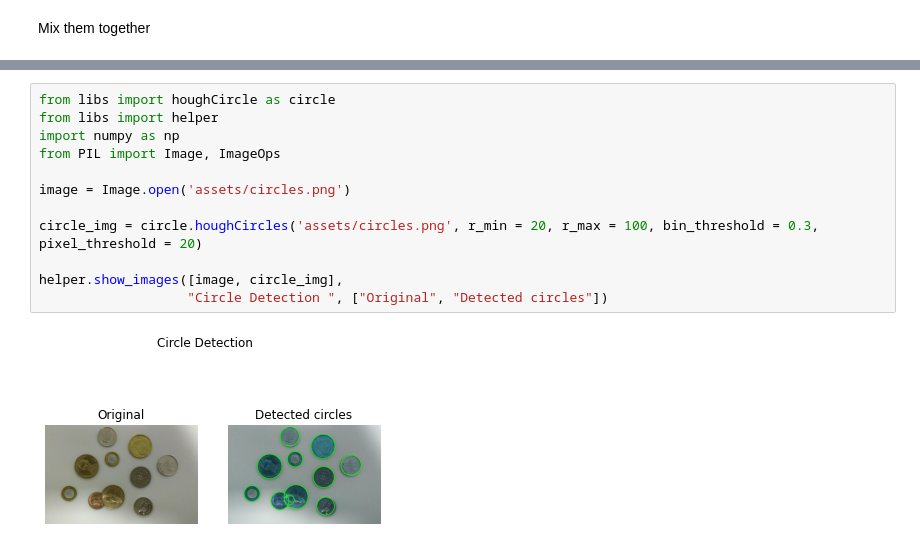
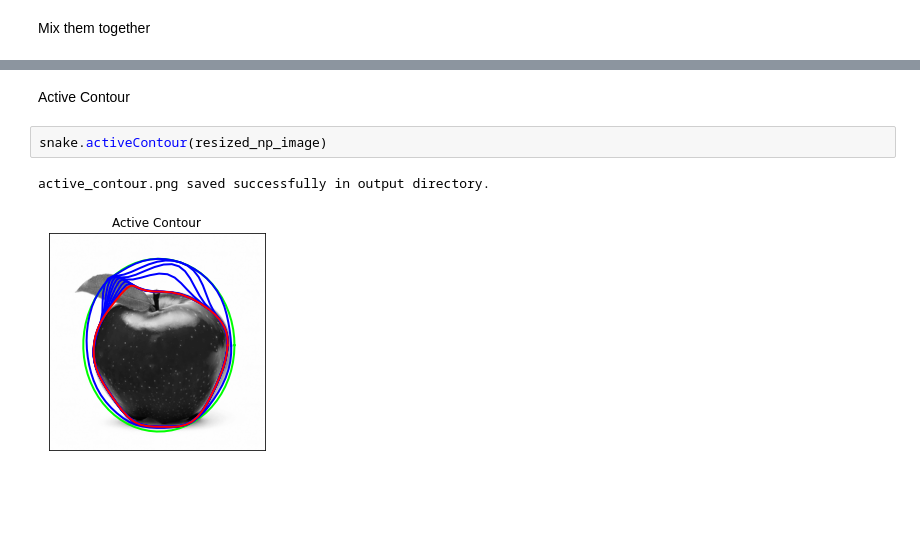
Before and after one commit to HassanFathi100/CV-Tasks, a Jupyter notebook: main.ipynb, the cells around one changed output, grey strips where cells are left out. Drawn from its saved outputs; the diff is of its cells as text; blank space fills up the shorter version.

Commit message:
active contour
- fix activeContour function in libs/snake
- call activeContour in main.py
- create main.ipynb

```diff
--- a/main.ipynb
+++ b/main.ipynb
@@ -160,14 +108,7 @@ helper.show_images([image, finalImg],
-# %%
-from libs import houghCircle as circle
-from libs import helper
-import numpy as np
-from PIL import Image, ImageOps
-
-image = Image.open('assets/circles.png')
-
-circle_img = circle.houghCircles('assets/circles.png', r_min = 20, r_max = 100, bin_threshold = 0.3, pixel_threshold = 20)
-
-helper.show_images([image, circle_img],
-                   "Circle Detection ", ["Original", "Detected circles"])
-# %% [output]
-[figure, removed]
+# %% [markdown]
+Active Contour
+# %%
+snake.activeContour(resized_np_image)
+# %% [output]
+active_contour.png saved successfully in output directory.
+[figure, added]
```
Also changed, not shown: parts of 12 cells of this notebook, 29 other files.
